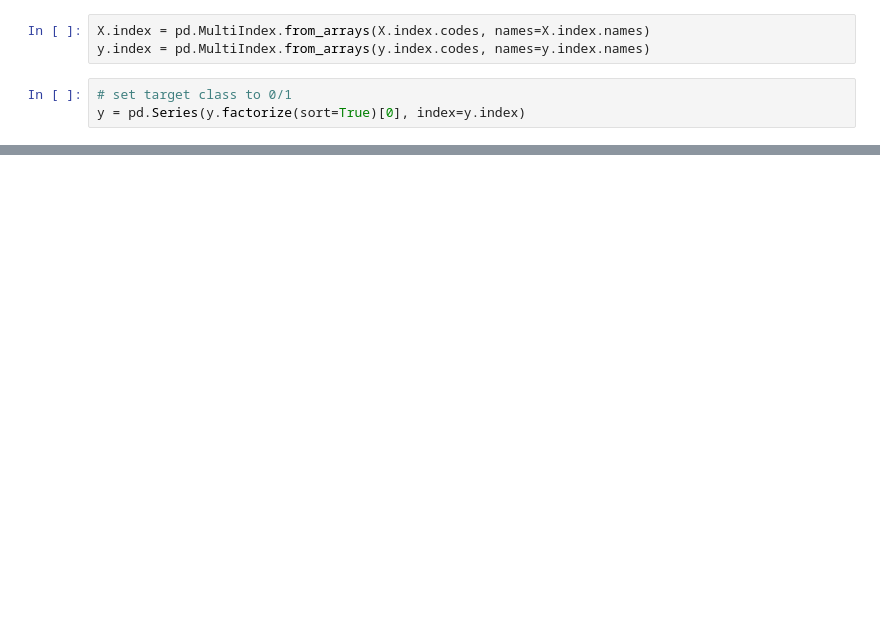
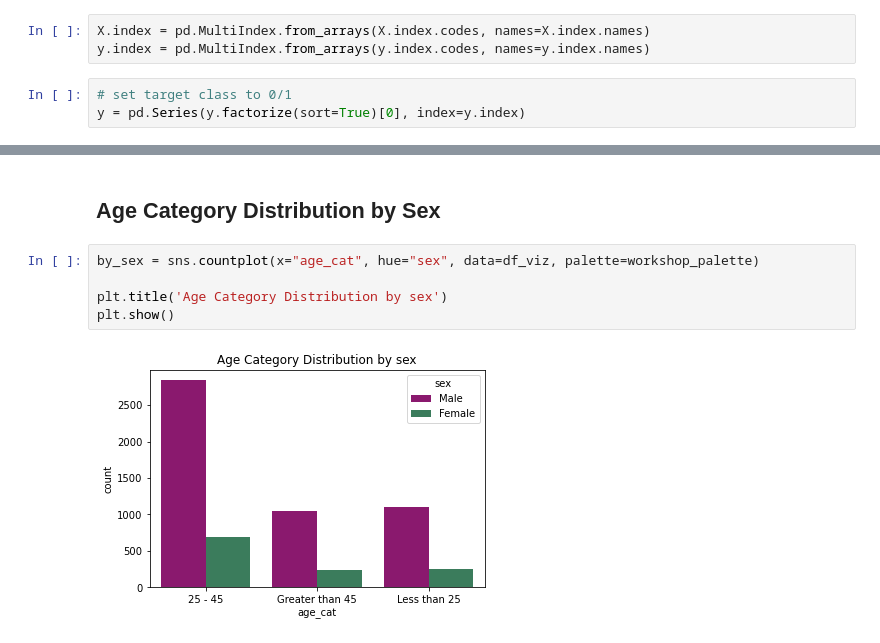
Before and after one commit to enesmith/womenatthetable, a Jupyter notebook: Kim_Sprint1.ipynb, the cells around one changed output, grey strips where cells are left out. Drawn from its saved outputs; the diff is of its cells as text; blank space fills up the shorter version.

```diff
--- a/Kim_Sprint1.ipynb
+++ b/Kim_Sprint1.ipynb
@@ -214,0 +235,9 @@ sns.countplot(x='credit score', data=df_viz, palette=workshop_palette)
+# %% [markdown]
+## Age Category Distribution by Sex
+# %%
+by_sex = sns.countplot(x="age_cat", hue="sex", data=df_viz, palette=workshop_palette)
+
+plt.title('Age Category Distribution by sex')
+plt.show()
+# %% [output]
+[figure, added]
```
Also changed, not shown: parts of 26 cells of this notebook.
